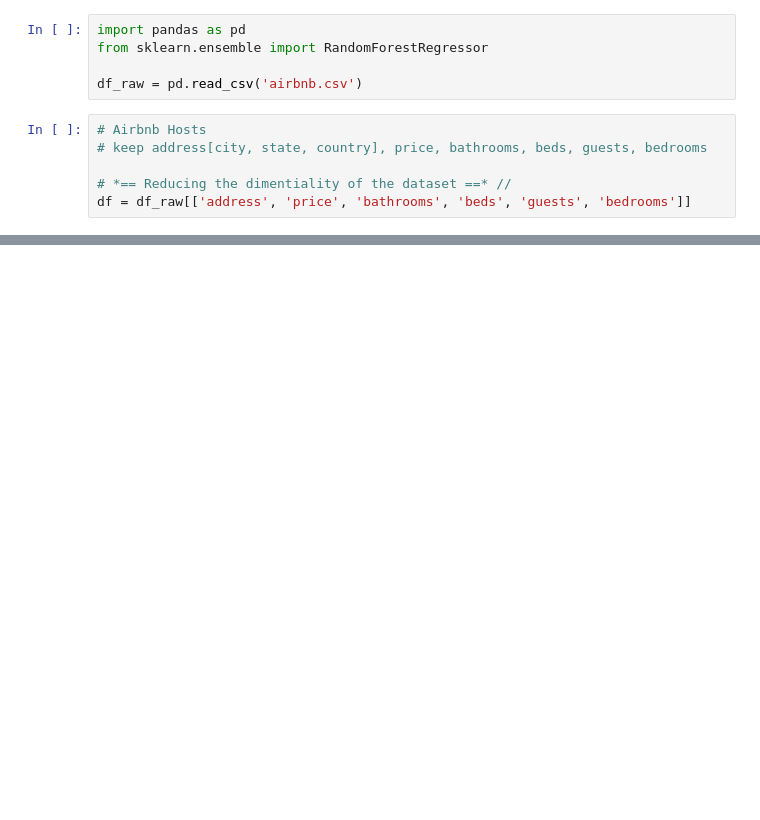
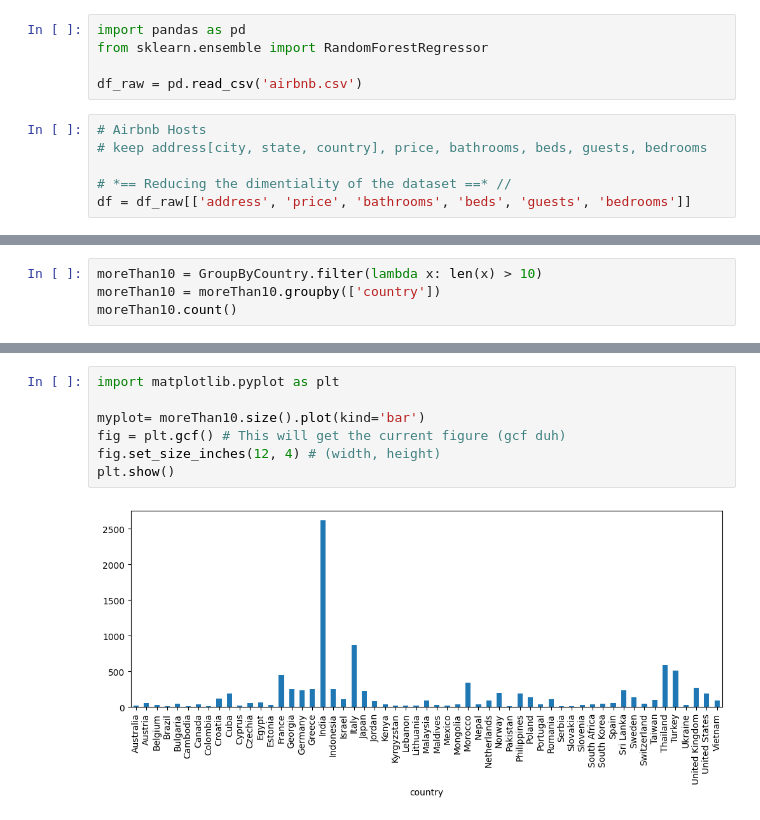
Before and after one commit to adalysg/CAP4770-Team-Project, a Jupyter notebook: notebook.ipynb, the cells around one changed output, grey strips where cells are left out. Saved outputs shown, nothing was run; the diff lists cells and outputs as text; blank space fills up the shorter version.

```diff
--- a/notebook.ipynb
+++ b/notebook.ipynb
@@ -27,0 +51,4 @@ KeyError: "['address'] not found in axis"
+# %%
+moreThan10 = GroupByCountry.filter(lambda x: len(x) > 10)
+moreThan10 = moreThan10.groupby(['country'])
+moreThan10.count()
@@ -27,0 +74,9 @@ KeyError: "['address'] not found in axis"
+# %%
+import matplotlib.pyplot as plt
+
+myplot= moreThan10.size().plot(kind='bar')
+fig = plt.gcf() # This will get the current figure (gcf duh)
+fig.set_size_inches(12, 4) # (width, height)
+plt.show()
+# %% [output]
+[figure, added]
```
Also changed, not shown: parts of 4 cells of this notebook.
